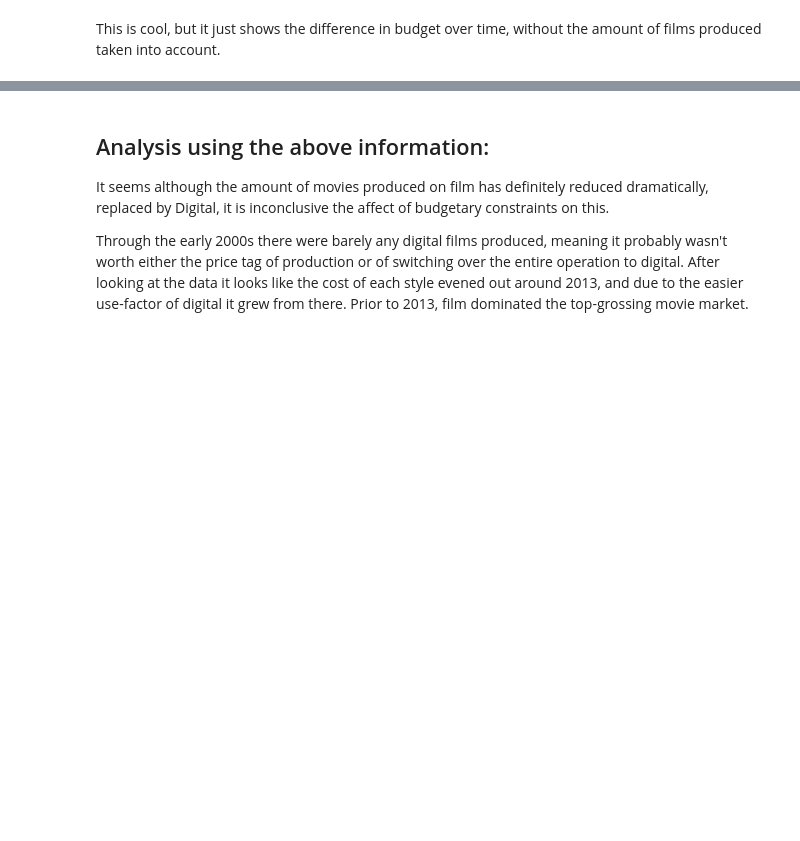
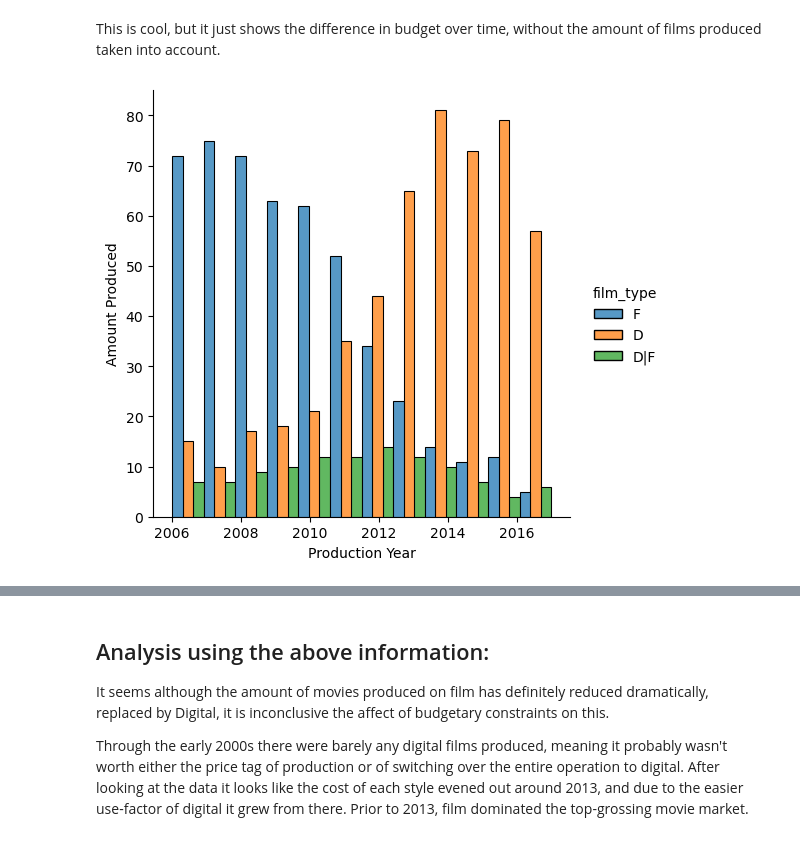
Before and after one commit to ubco-W2022T1-cosc301/project-group16, a Jupyter notebook: notebooks/analysis2.ipynb, the cells around one changed output, grey strips where cells are left out. Saved outputs shown, nothing was run; the diff lists cells and outputs as text; code cells hidden in the pictures; blank space fills up the shorter version.

```diff
--- a/notebooks/analysis2.ipynb
+++ b/notebooks/analysis2.ipynb
@@ -117,5 +119,11 @@ sns.lineplot(x=df["production_year"], y=df["budget"], hue=df["film_type"])
 # %% [markdown]
 This is cool, but it just shows the difference in budget over time, without the amount of films produced taken into account.
+# %%
+dp=sns.displot(x=df["production_year"], hue=df["film_type"], multiple="dodge")
+dp.set(xlabel="Production Year", ylabel="Amount Produced")
+plt.savefig('../images/amount-of-films.png')
+# %% [output]
+[figure, added]
 # %%
 g = sns.FacetGrid(data=df,
     col="film_type",row="production_year",hue="film_type",aspect=2)
```
Also changed, not shown: parts of 5 cells of this notebook, 6 other files.
